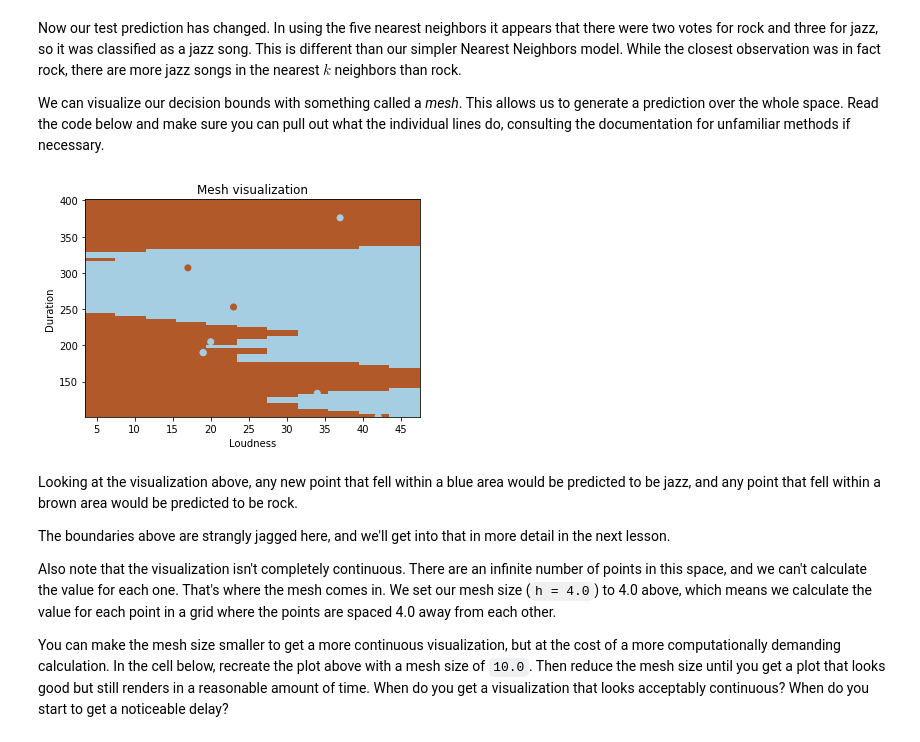
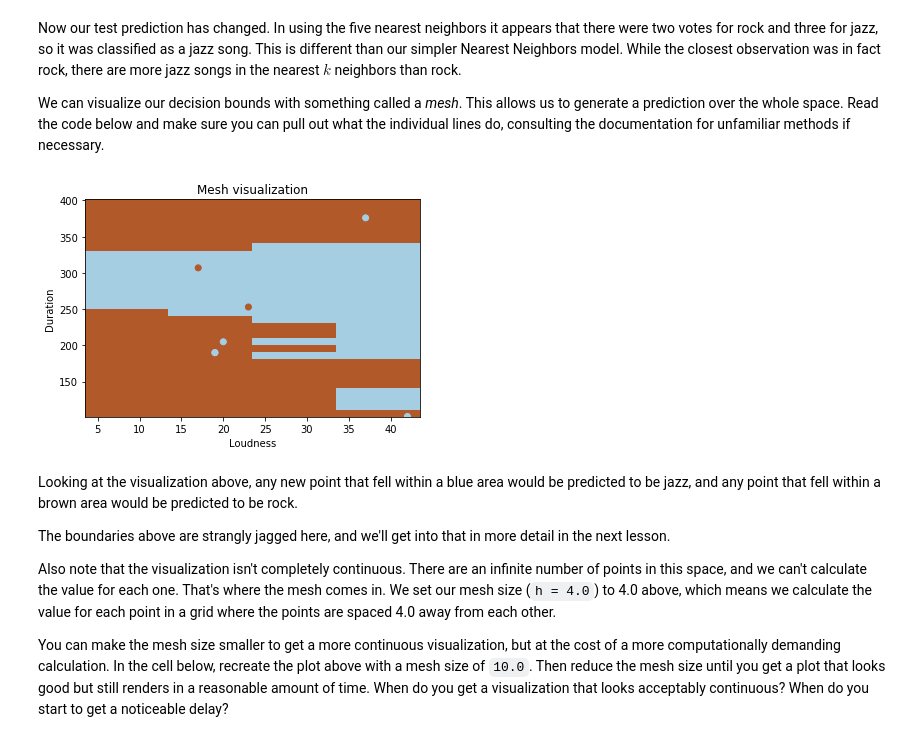
Before and after one commit to jordanplanders/Thinkful, a Jupyter notebook: Bootcamp/Unit 3/Project 3-1-1.ipynb, the cells around one changed output. Saved outputs shown, nothing was run; the diff lists cells and outputs as text; code cells hidden in the pictures.

```diff
--- a/Bootcamp/Unit 3/Project 3-1-1.ipynb
+++ b/Bootcamp/Unit 3/Project 3-1-1.ipynb
@@ -108,40 +112,38 @@ We can visualize our decision bounds with something called a _mesh_. This allows
 # %%
-# Our data. Converting from data frames to arrays for the mesh.
-X = np.array(X)
-Y = np.array(Y)
+def plot_mesh(h, X, Y):
+    # h = Mesh size.
 
-# Mesh size.
-h = 4.0
+    # Plot the decision boundary. We assign a color to each point in the mesh.
+    x_min = X[:, 0].min() - .5
+    x_max = X[:, 0].max() + .5
+    y_min = X[:, 1].min() - .5
+    y_max = X[:, 1].max() + .5
+    xx, yy = np.meshgrid(
+        np.arange(x_min, x_max, h),
+        np.arange(y_min, y_max, h)
+    )
+    Z = neighbors.predict(np.c_[xx.ravel(), yy.ravel()])
 
-# Plot the decision boundary. We assign a color to each point in the mesh.
-x_min = X[:, 0].min() - .5
-x_max = X[:, 0].max() + .5
-y_min = X[:, 1].min() - .5
-y_max = X[:, 1].max() + .5
-xx, yy = np.meshgrid(
-    np.arange(x_min, x_max, h),
-    np.arange(y_min, y_max, h)
-)
-Z = neighbors.predict(np.c_[xx.ravel(), yy.ravel()])
+    # Put the result into a color plot.
+    Z = Z.reshape(xx.shape)
+    plt.figure(1, figsize=(6, 4))
+    plt.set_cmap(plt.cm.Paired)
+    plt.pcolormesh(xx, yy, Z)
 
-# Put the result into a color plot.
-Z = Z.reshape(xx.shape)
-plt.figure(1, figsize=(6, 4))
-plt.set_cmap(plt.cm.Paired)
-plt.pcolormesh(xx, yy, Z)
+    # Add the training points to the plot.
+    plt.scatter(X[:, 0], X[:, 1], c=Y)
+    plt.xlabel('Loudness')
+    plt.ylabel('Duration')
+    plt.title('Mesh visualization')
 
-# Add the training points to the plot.
-plt.scatter(X[:, 0], X[:, 1], c=Y)
-plt.xlabel('Loudness')
-plt.ylabel('Duration')
-plt.title('Mesh visualization')
+    plt.xlim(xx.min(), xx.max())
+    plt.ylim(yy.min(), yy.max())
 
-plt.xlim(xx.min(), xx.max())
-plt.ylim(yy.min(), yy.max())
-
-plt.show()
+    plt.show()
-# %% [output]
-[figure, removed]
+# %%
+plot_mesh(10, X, Y)
+# %% [output]
+[figure, added]
 # %% [markdown]
 Looking at the visualization above, any new point that fell within a blue area would be predicted to be jazz, and any point that fell within a brown area would be predicted to be rock.
 
```
Also changed, not shown: parts of 7 cells of this notebook.
